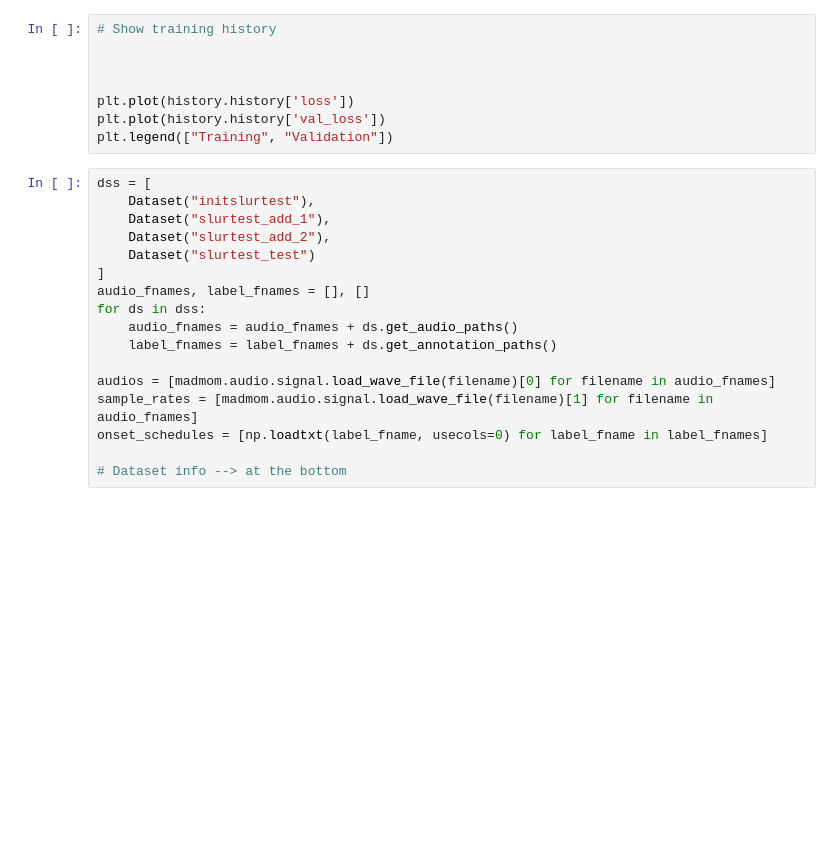
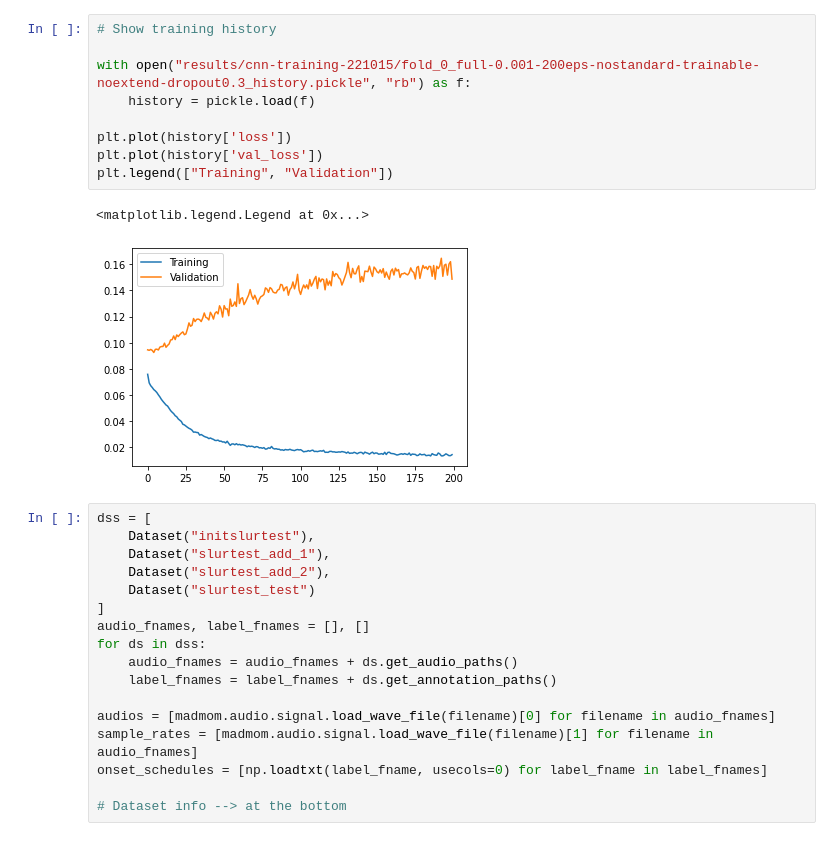
Before and after one commit to SimonFalk/beyondPianoRoll, a Jupyter notebook: cnn-analysis.ipynb, the cells around one changed output. Drawn from its saved outputs; the diff is of its cells as text; blank space fills up the shorter version.

Commit message:
training history

```diff
--- a/cnn-analysis.ipynb
+++ b/cnn-analysis.ipynb
@@ -33,11 +36,15 @@ os.environ['CUDA_VISIBLE_DEVICES'] = '-1'
 # %%
 # Show training history
 
+with open("results/cnn-training-221015/fold_0_full-0.001-200eps-nostandard-trainable-noextend-dropout0.3_history.pickle", "rb") as f:
+    history = pickle.load(f)
 
-
-plt.plot(history.history['loss'])
-plt.plot(history.history['val_loss'])
+plt.plot(history['loss'])
+plt.plot(history['val_loss'])
 plt.legend(["Training", "Validation"])
+# %% [output]
+<matplotlib.legend.Legend at 0x...>
+[figure, added]
 # %%
 dss = [
     Dataset("initslurtest"),
```
Also changed, not shown: parts of 1 cell of this notebook.
